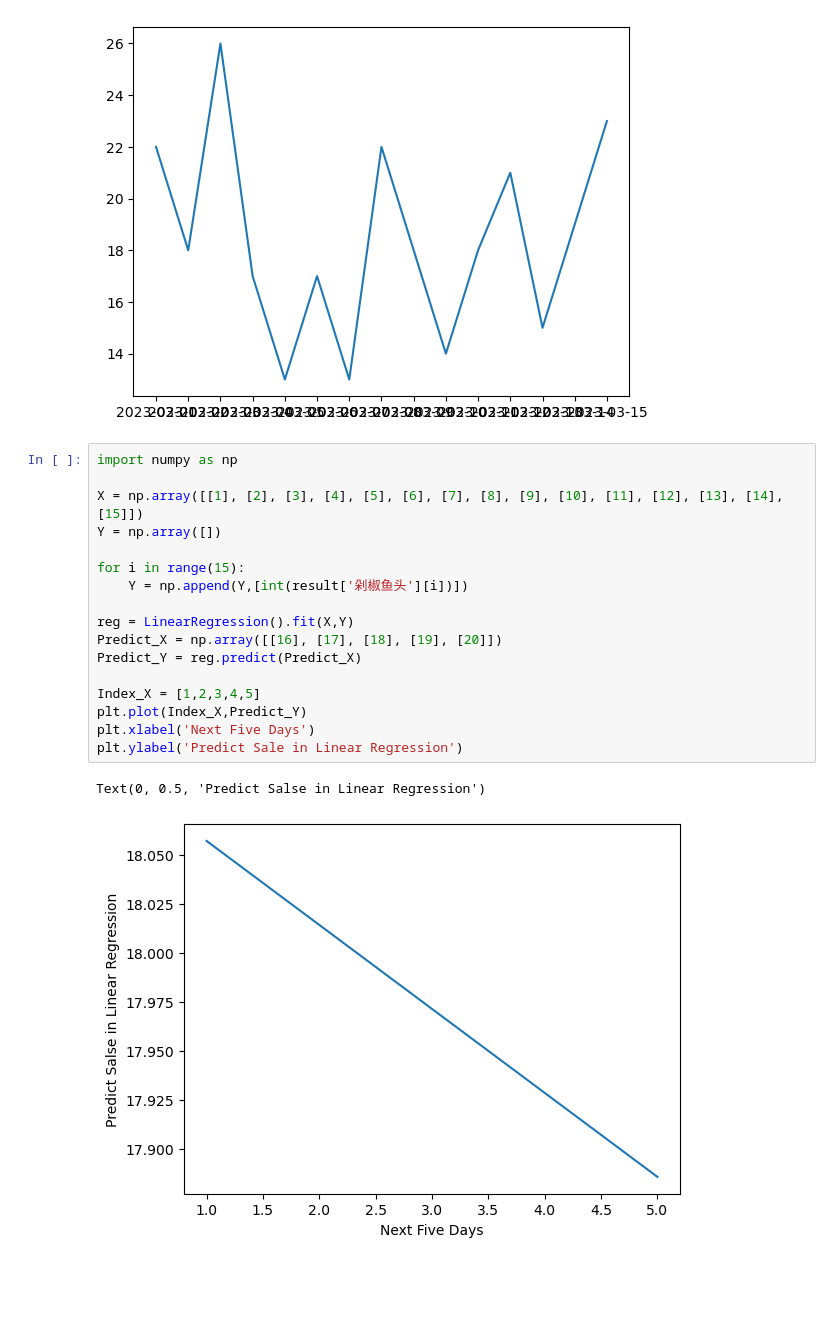
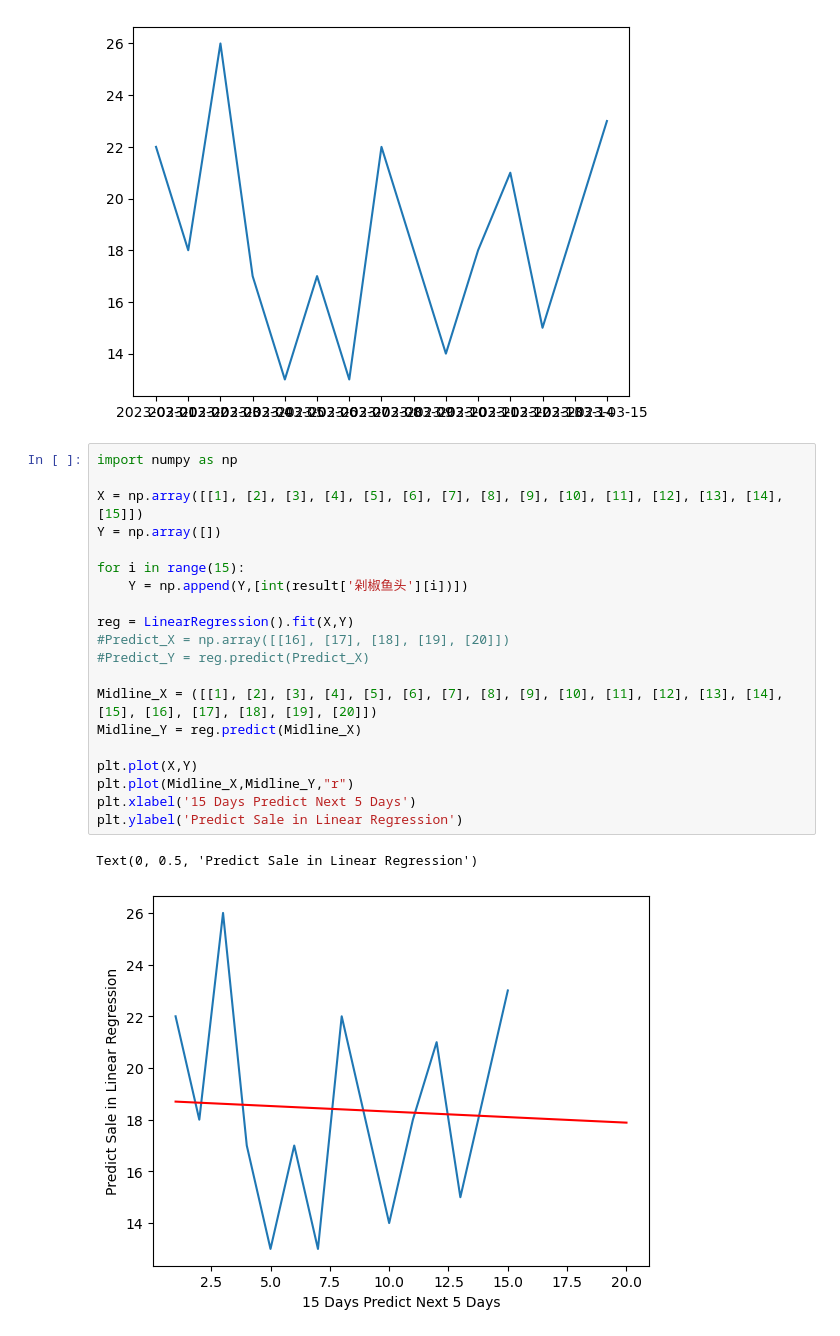
Before and after one commit to hey-money/CSC3170-RIIMS, a Jupyter notebook: analysis/predict.ipynb, the cells around one changed output. Cells and saved outputs as stored; diff of their text form; blank space fills up the shorter version.

Commit message:
15 Days Predict 5 Days

```diff
--- a/analysis/predict.ipynb
+++ b/analysis/predict.ipynb
@@ -83,20 +83,23 @@ plt.plot(line)
 # %%
 import numpy as np
 
 X = np.array([[1], [2], [3], [4], [5], [6], [7], [8], [9], [10], [11], [12], [13], [14], [15]])
 Y = np.array([])
 
 for i in range(15):
     Y = np.append(Y,[int(result['剁椒鱼头'][i])])
 
 reg = LinearRegression().fit(X,Y)
-Predict_X = np.array([[16], [17], [18], [19], [20]])
-Predict_Y = reg.predict(Predict_X)
+#Predict_X = np.array([[16], [17], [18], [19], [20]])
+#Predict_Y = reg.predict(Predict_X)
 
-Index_X = [1,2,3,4,5]
-plt.plot(Index_X,Predict_Y)
-plt.xlabel('Next Five Days')
+Midline_X = ([[1], [2], [3], [4], [5], [6], [7], [8], [9], [10], [11], [12], [13], [14], [15], [16], [17], [18], [19], [20]])
+Midline_Y = reg.predict(Midline_X)
+
+plt.plot(X,Y)
+plt.plot(Midline_X,Midline_Y,"r")
+plt.xlabel('15 Days Predict Next 5 Days')
 plt.ylabel('Predict Sale in Linear Regression')
 # %% [output]
-Text(0, 0.5, 'Predict Salse in Linear Regression')
+Text(0, 0.5, 'Predict Sale in Linear Regression')
-[figure, old version]
+[figure, new version]
```
